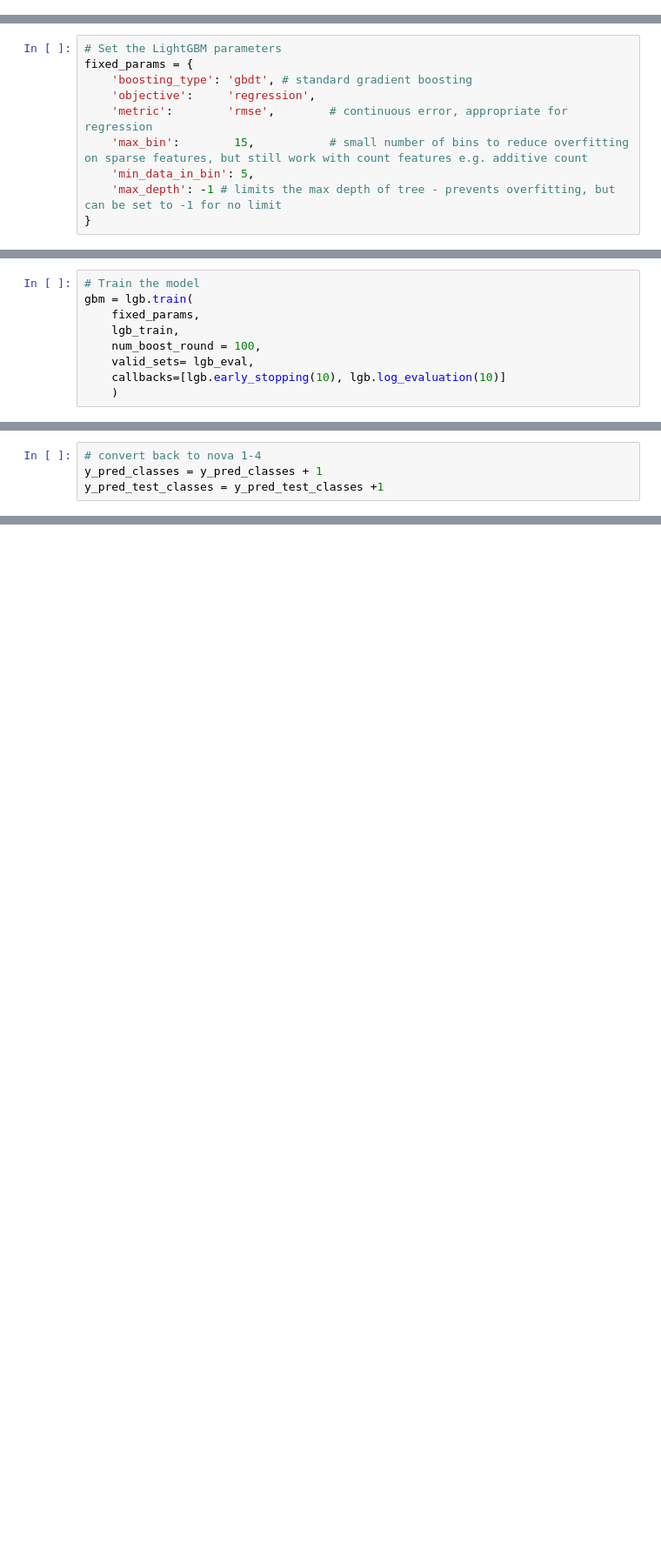
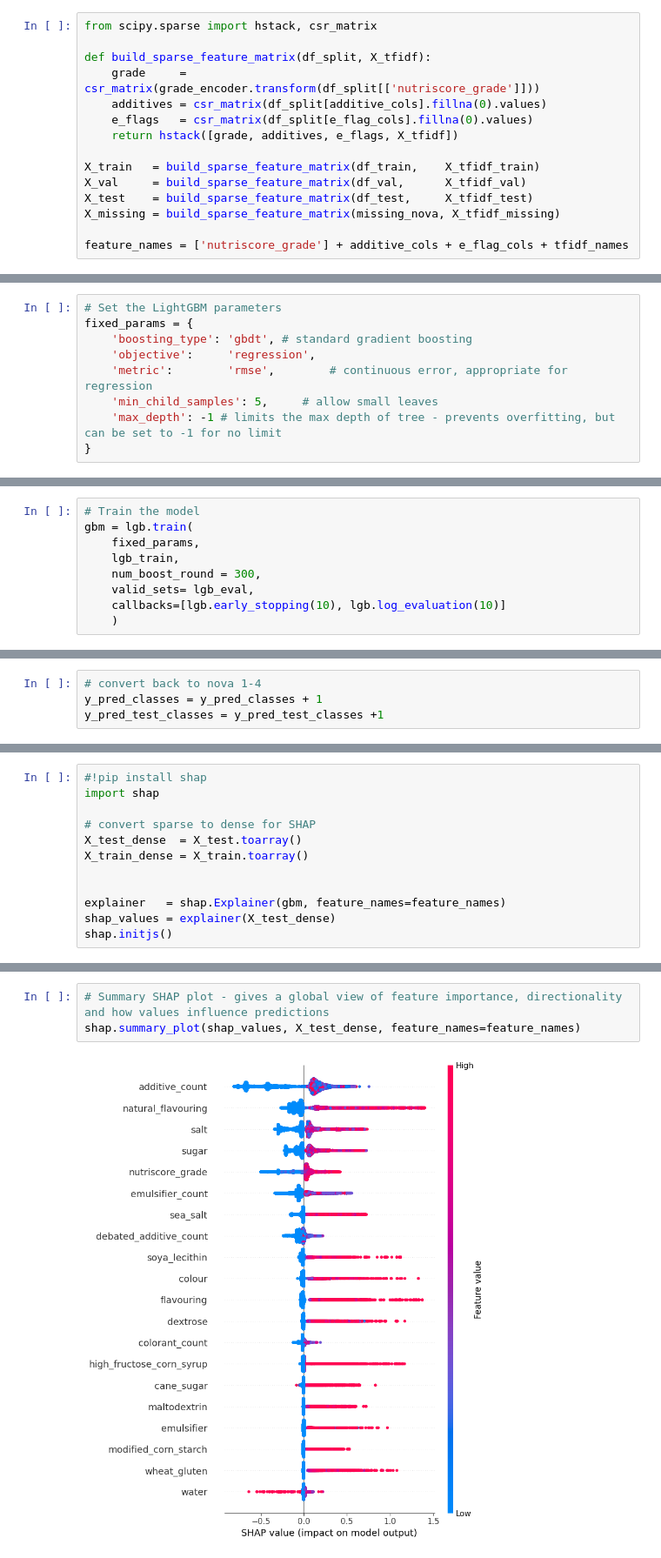
Before and after one commit to SofieBT2/DataScience2026, a Jupyter notebook: src/Modelling.ipynb, the cells around one changed output, grey strips where cells are left out. Shown at 87% size. Drawn from its saved outputs; the diff is of its cells as text; blank space fills up the shorter version.

Commit message:
shap, finished models

```diff
--- a/src/Modelling.ipynb
+++ b/src/Modelling.ipynb
@@ -643,0 +603,15 @@ df_train.head()
+# %%
+from scipy.sparse import hstack, csr_matrix
+
+def build_sparse_feature_matrix(df_split, X_tfidf):
+    grade     = csr_matrix(grade_encoder.transform(df_split[['nutriscore_grade']]))
+    additives = csr_matrix(df_split[additive_cols].fillna(0).values)
+    e_flags   = csr_matrix(df_split[e_flag_cols].fillna(0).values)
+    return hstack([grade, additives, e_flags, X_tfidf])
+
+X_train   = build_sparse_feature_matrix(df_train,    X_tfidf_train)
+X_val     = build_sparse_feature_matrix(df_val,      X_tfidf_val)
+X_test    = build_sparse_feature_matrix(df_test,     X_tfidf_test)
+X_missing = build_sparse_feature_matrix(missing_nova, X_tfidf_missing)
+
+feature_names = ['nutriscore_grade'] + additive_cols + e_flag_cols + tfidf_names
@@ -738,8 +736,7 @@ fixed_params = {
     'boosting_type': 'gbdt', # standard gradient boosting
     'objective':     'regression',
     'metric':        'rmse',        # continuous error, appropriate for regression
-    'max_bin':        15,           # small number of bins to reduce overfitting on sparse features, but still work with count features e.g. additive count
-    'min_data_in_bin': 5,
+    'min_child_samples': 5,     # allow small leaves
     'max_depth': -1 # limits the max depth of tree - prevents overfitting, but can be set to -1 for no limit
 }
 # %% [markdown]
@@ -749,7 +746,7 @@ the regression objective above treats nova as a continuous scale not unordered c
 gbm = lgb.train(
     fixed_params,
     lgb_train,
-    num_boost_round = 100,
+    num_boost_round = 300,
     valid_sets= lgb_eval,
     callbacks=[lgb.early_stopping(10), lgb.log_evaluation(10)]
     )
@@ -948,0 +814,12 @@ gbm.save_model('model.txt')
+# %%
+#!pip install shap
+import shap
+
+# convert sparse to dense for SHAP
+X_test_dense  = X_test.toarray()
+X_train_dense = X_train.toarray()
+
+
+explainer   = shap.Explainer(gbm, feature_names=feature_names)
+shap_values = explainer(X_test_dense)
+shap.initjs()
@@ -948,0 +828,5 @@ gbm.save_model('model.txt')
+# %%
+# Summary SHAP plot - gives a global view of feature importance, directionality and how values influence predictions
+shap.summary_plot(shap_values, X_test_dense, feature_names=feature_names)
+# %% [output]
+[figure, added]
```
Also changed, not shown: parts of 42 cells of this notebook.
